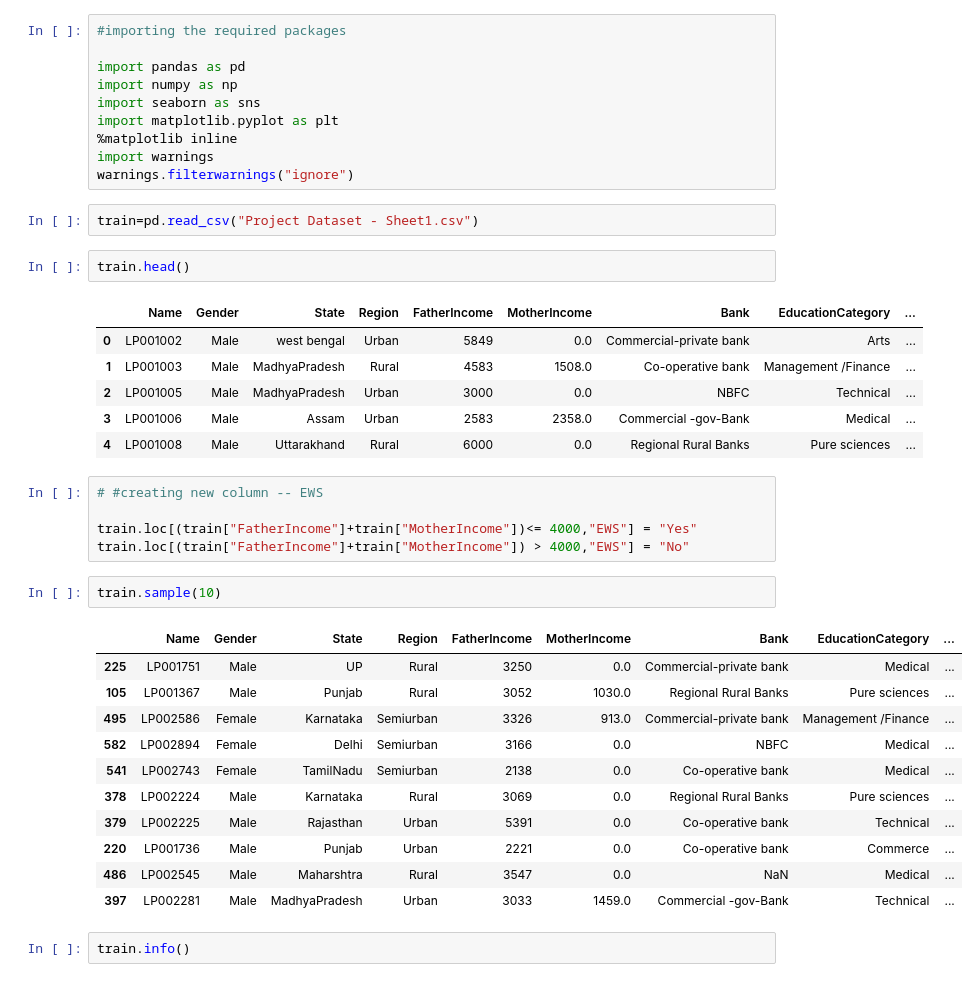
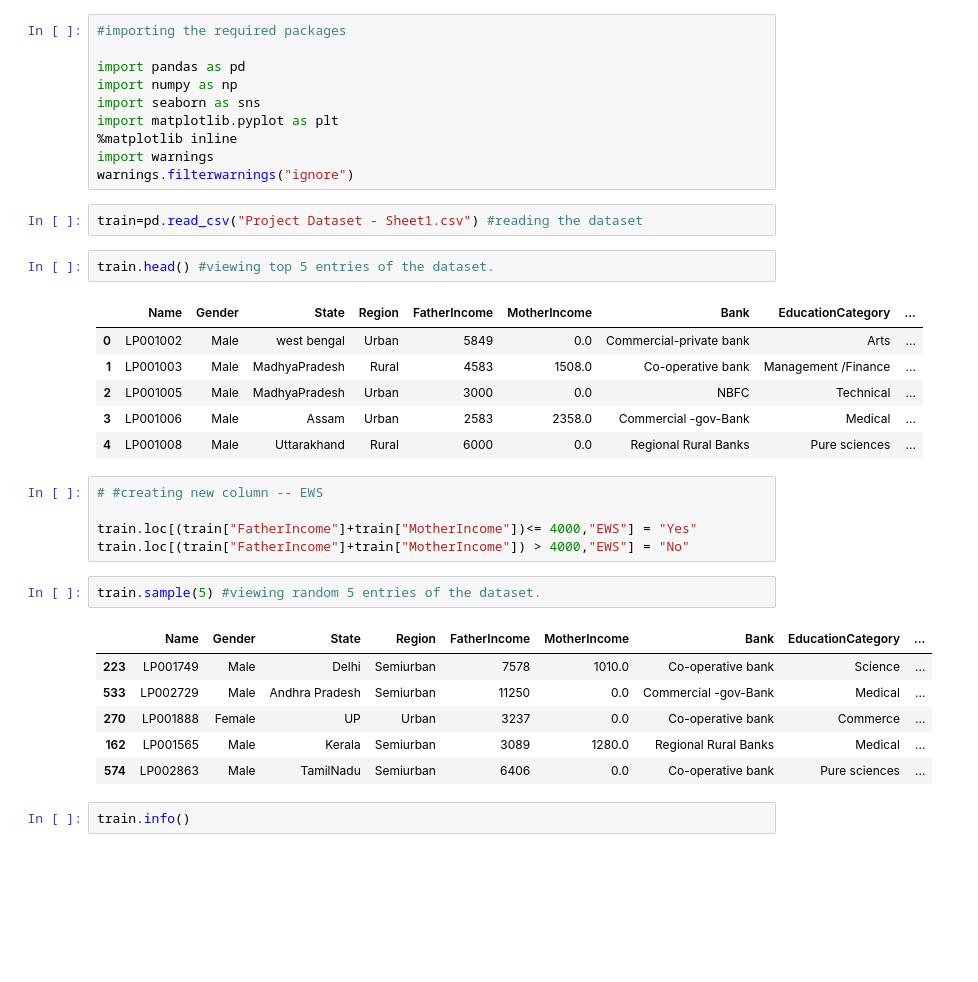
Before and after one commit to pranjal12-web/Education-Loan-Prediction-ML-Model, a Jupyter notebook: Education Loan ML.ipynb, the cells around one changed output. Drawn from its saved outputs; the diff is of its cells as text; blank space fills up the shorter version.

```diff
--- a/Education Loan ML.ipynb
+++ b/Education Loan ML.ipynb
@@ -9,9 +9,9 @@ import matplotlib.pyplot as plt
 import warnings
 warnings.filterwarnings("ignore")
 # %%
-train=pd.read_csv("Project Dataset - Sheet1.csv")
+train=pd.read_csv("Project Dataset - Sheet1.csv") #reading the dataset
 # %%
-train.head()
+train.head() #viewing top 5 entries of the dataset.
 # %% [output]
 |  | Name | Gender | State | Region | FatherIncome | MotherIncome | Bank | EducationCategory | ... |
 | 0 | LP001002 | Male | west bengal | Urban | 5849 | 0.0 | Commercial-private bank | Arts | ... |
@@ -25,19 +25,14 @@ train.head()
 train.loc[(train["FatherIncome"]+train["MotherIncome"])<= 4000,"EWS"] = "Yes"
 train.loc[(train["FatherIncome"]+train["MotherIncome"]) > 4000,"EWS"] = "No"
 # %%
-train.sample(10)
+train.sample(5) #viewing random 5 entries of the dataset.
 # %% [output]
 |  | Name | Gender | State | Region | FatherIncome | MotherIncome | Bank | EducationCategory | ... |
-| 225 | LP001751 | Male | UP | Rural | 3250 | 0.0 | Commercial-private bank | Medical | ... |
-| 105 | LP001367 | Male | Punjab | Rural | 3052 | 1030.0 | Regional Rural Banks | Pure sciences | ... |
-| 495 | LP002586 | Female | Karnataka | Semiurban | 3326 | 913.0 | Commercial-private bank | Management /Finance | ... |
-| 582 | LP002894 | Female | Delhi | Semiurban | 3166 | 0.0 | NBFC | Medical | ... |
-| 541 | LP002743 | Female | TamilNadu | Semiurban | 2138 | 0.0 | Co-operative bank | Medical | ... |
-| 378 | LP002224 | Male | Karnataka | Rural | 3069 | 0.0 | Regional Rural Banks | Pure sciences | ... |
-| 379 | LP002225 | Male | Rajasthan | Urban | 5391 | 0.0 | Co-operative bank | Technical | ... |
-| 220 | LP001736 | Male | Punjab | Urban | 2221 | 0.0 | Co-operative bank | Commerce | ... |
-| 486 | LP002545 | Male | Maharshtra | Rural | 3547 | 0.0 | NaN | Medical | ... |
-| 397 | LP002281 | Male | MadhyaPradesh | Urban | 3033 | 1459.0 | Commercial -gov-Bank | Technical | ... |
+| 223 | LP001749 | Male | Delhi | Semiurban | 7578 | 1010.0 | Co-operative bank | Science | ... |
+| 533 | LP002729 | Male | Andhra Pradesh | Semiurban | 11250 | 0.0 | Commercial -gov-Bank | Medical | ... |
+| 270 | LP001888 | Female | UP | Urban | 3237 | 0.0 | Co-operative bank | Commerce | ... |
+| 162 | LP001565 | Male | Kerala | Semiurban | 3089 | 1280.0 | Regional Rural Banks | Medical | ... |
+| 574 | LP002863 | Male | TamilNadu | Semiurban | 6406 | 0.0 | Co-operative bank | Pure sciences | ... |
 # %%
 train.info()
 # %% [output]
```
Also changed, not shown: parts of 20 cells of this notebook.
